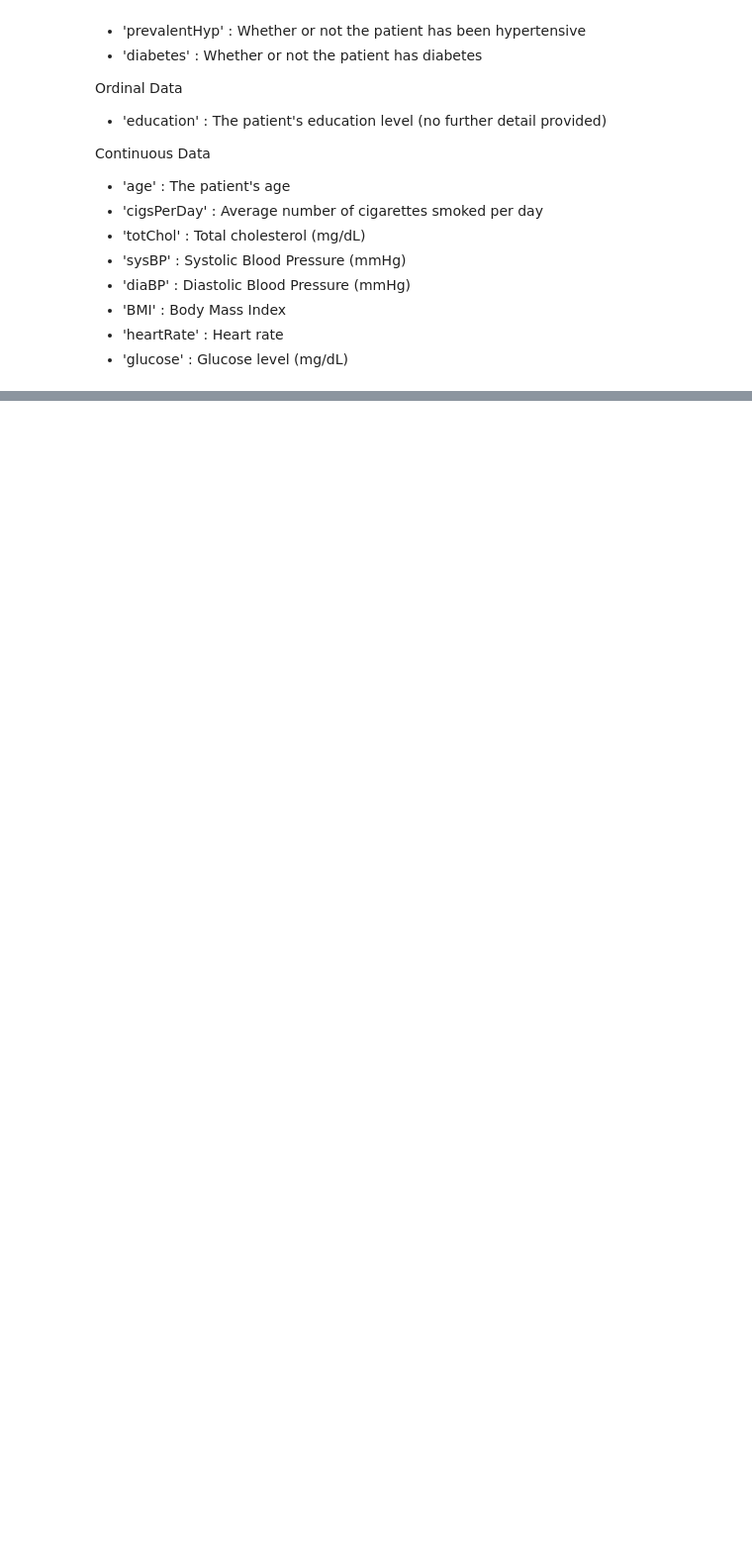
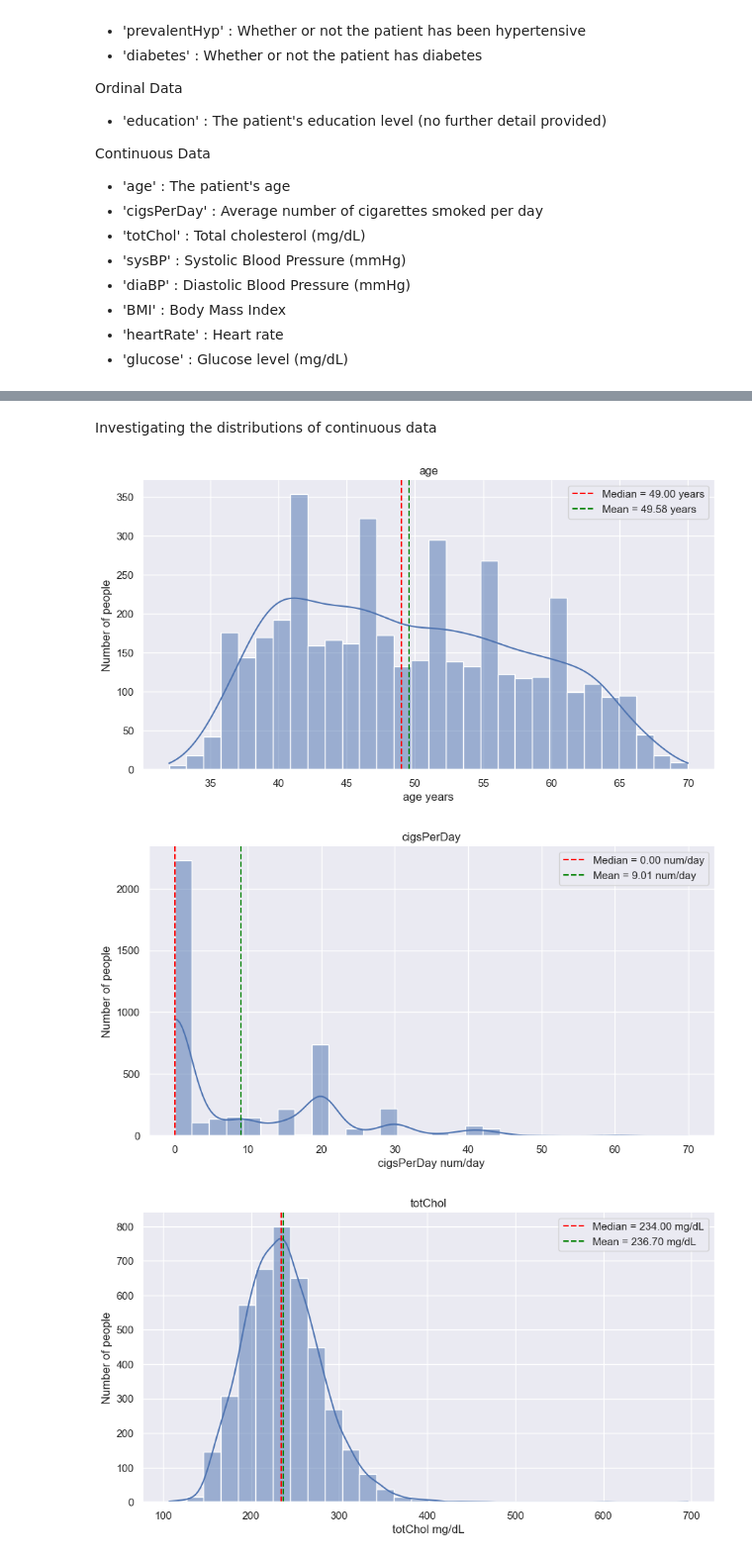
Before and after one commit to SmiffBarney/Heart-Disease-Analysis, a Jupyter notebook: notebooks/0_main_eda.ipynb, the cells around one changed output, grey strips where cells are left out. Shown at 99% size. Saved outputs shown, nothing was run; the diff lists cells and outputs as text; code cells hidden in the pictures; blank space fills up the shorter version.

```diff
--- a/notebooks/0_main_eda.ipynb
+++ b/notebooks/0_main_eda.ipynb
@@ -139,0 +156,2 @@ df['education'].plot(kind='hist', bins=4, title='Distribution of education level
+# %% [markdown]
+Investigating the distributions of continuous data
@@ -139,0 +178,9 @@ df['education'].plot(kind='hist', bins=4, title='Distribution of education level
+# %%
+# Plotting the graphs for continuous data
+
+for variable, unit in zip(cont_variables, units):
+    dist_plot(df, variable, median=True, mean=True, unit=unit)
+# %% [output]
+[figure, added]
+[figure, added]
+[figure, added]
```
Also changed, not shown: parts of 26 cells of this notebook, 14 other files.
